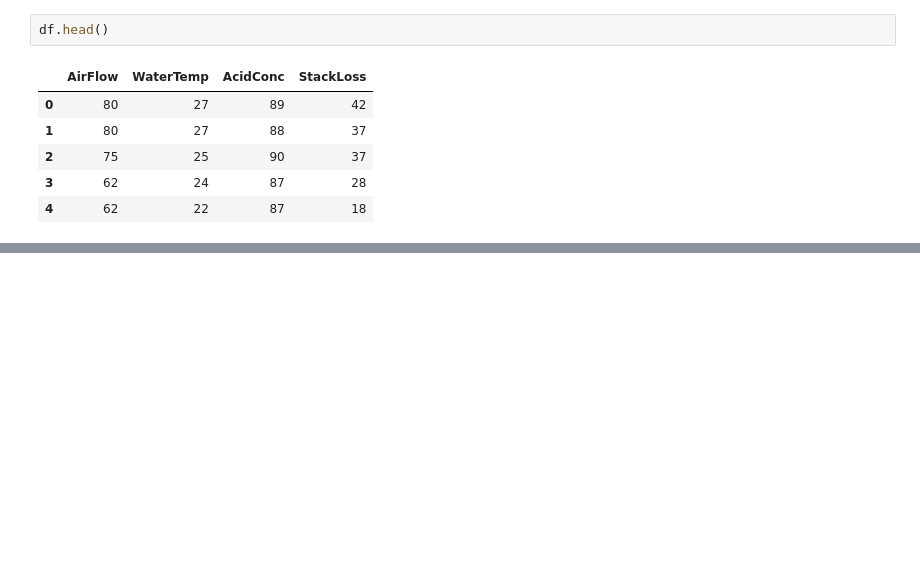
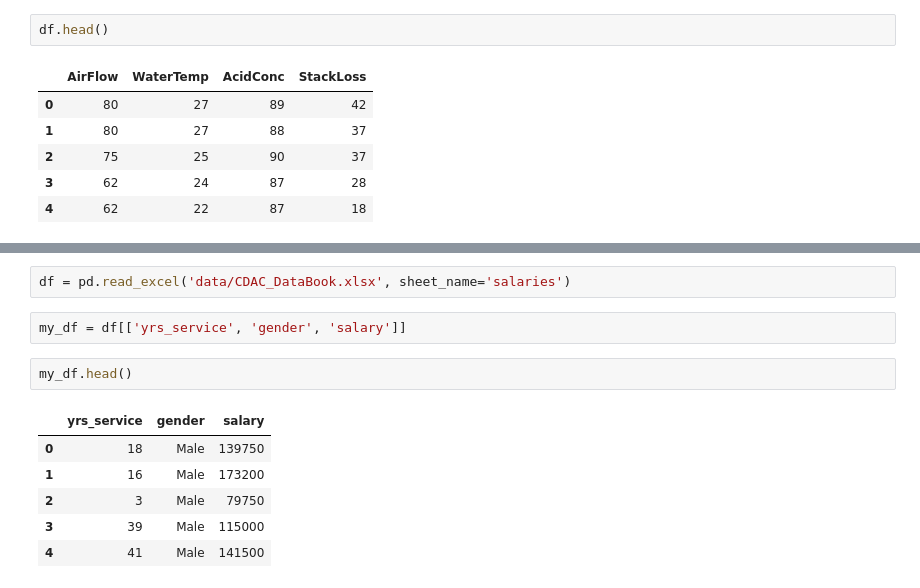
Before and after one commit to realshubhamraut/CDAC-DBDA-coursework, a Jupyter notebook: 09.practical-machine-learning/classfiles/day_1.ipynb, the cells around one changed output, grey strips where cells are left out. Drawn from its saved outputs; the diff is of its cells as text; blank space fills up the shorter version.

```diff
--- a/09.practical-machine-learning/classfiles/day_1.ipynb
+++ b/09.practical-machine-learning/classfiles/day_1.ipynb
@@ -265,3 +265,16 @@ Notes:
 [1] Standard Errors assume that the covariance matrix of the errors is correctly specified.
 [2] The condition number is large, 2.39e+03. This might indicate that there are
 strong multicollinearity or other numerical problems.
+# %%
+df = pd.read_excel('data/CDAC_DataBook.xlsx', sheet_name='salaries')
+# %%
+my_df = df[['yrs_service', 'gender', 'salary']]
+# %%
+my_df.head()
+# %% [output]
+|  | yrs_service | gender | salary |
+| 0 | 18 | Male | 139750 |
+| 1 | 16 | Male | 173200 |
+| 2 | 3 | Male | 79750 |
+| 3 | 39 | Male | 115000 |
+| 4 | 41 | Male | 141500 |
```
Also changed, not shown: parts of 17 cells of this notebook, 4 other files.
